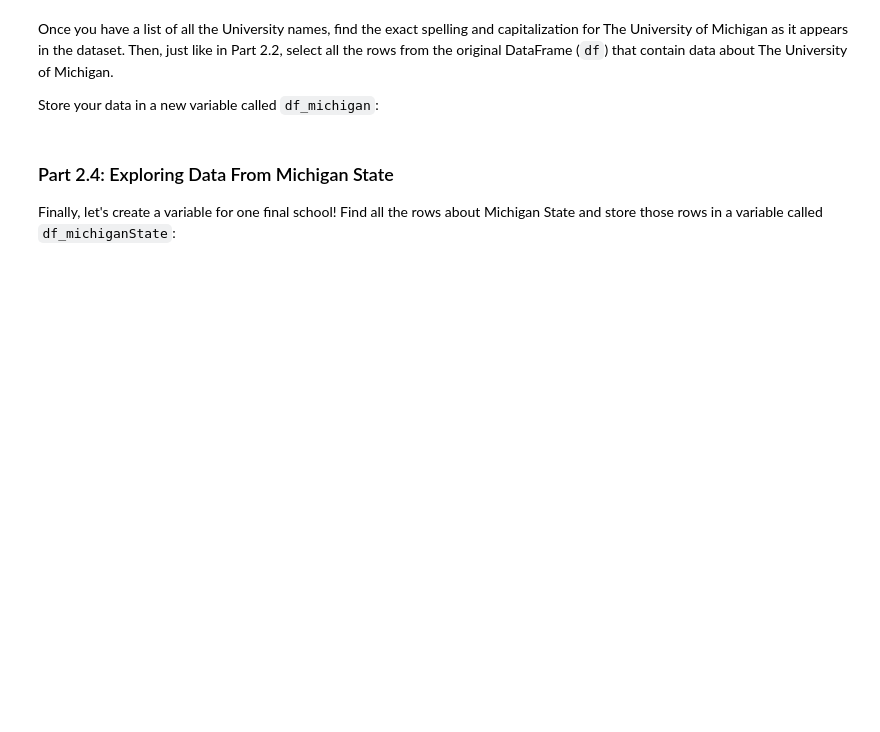
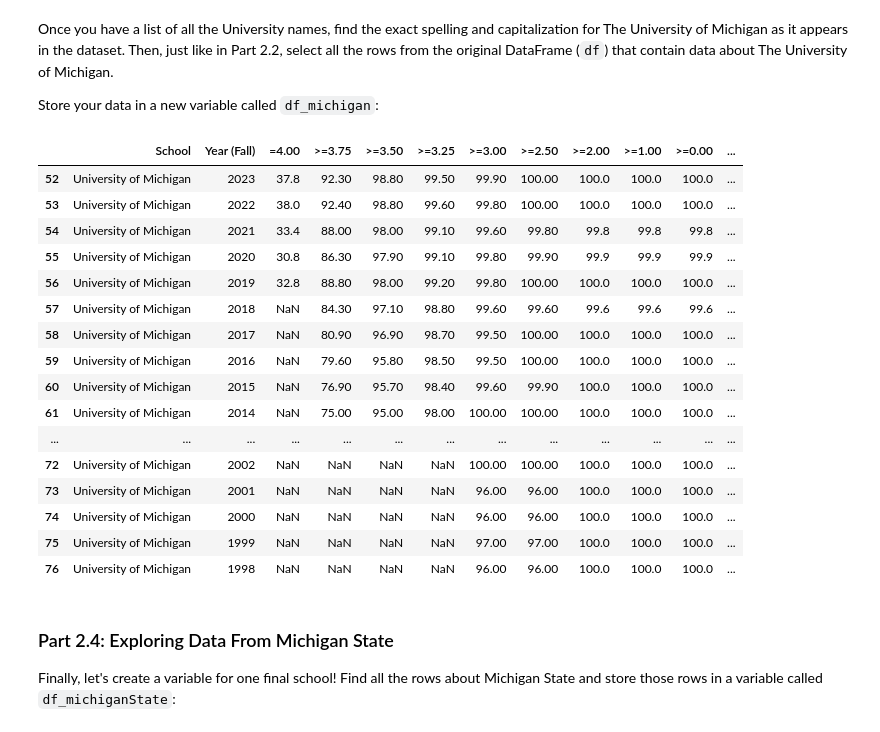
Before and after one commit to zihanl24-afk/discovery_microprojects, a Jupyter notebook: microproject-01-trends-in-high-school-gpas/microproject-01-trends-in-high-school-gpas.ipynb, the cells around one changed output. Saved outputs shown, nothing was run; the diff lists cells and outputs as text; code cells hidden in the pictures; blank space fills up the shorter version.

```diff
--- a/microproject-01-trends-in-high-school-gpas/microproject-01-trends-in-high-school-gpas.ipynb
+++ b/microproject-01-trends-in-high-school-gpas/microproject-01-trends-in-high-school-gpas.ipynb
@@ -186,8 +248,26 @@ Store your data in a new variable called `df_michigan`:
 # %%
 # Select all the rows from the original DataFrame (`df`) that contain data about
 # The University of Michigan.  Store your data in a new variable called `df_michigan`:
-df_michigan = ...
+df_michigan = df[df.School=="University of Michigan"]
 df_michigan
+# %% [output]
+|  | School | Year (Fall) | =4.00 | >=3.75 | >=3.50 | >=3.25 | >=3.00 | >=2.50 | >=2.00 | >=1.00 | >=0.00 | ... |
+| 52 | University of Michigan | 2023 | 37.8 | 92.30 | 98.80 | 99.50 | 99.90 | 100.00 | 100.0 | 100.0 | 100.0 | ... |
+| 53 | University of Michigan | 2022 | 38.0 | 92.40 | 98.80 | 99.60 | 99.80 | 100.00 | 100.0 | 100.0 | 100.0 | ... |
+| 54 | University of Michigan | 2021 | 33.4 | 88.00 | 98.00 | 99.10 | 99.60 | 99.80 | 99.8 | 99.8 | 99.8 | ... |
+| 55 | University of Michigan | 2020 | 30.8 | 86.30 | 97.90 | 99.10 | 99.80 | 99.90 | 99.9 | 99.9 | 99.9 | ... |
+| 56 | University of Michigan | 2019 | 32.8 | 88.80 | 98.00 | 99.20 | 99.80 | 100.00 | 100.0 | 100.0 | 100.0 | ... |
+| 57 | University of Michigan | 2018 | NaN | 84.30 | 97.10 | 98.80 | 99.60 | 99.60 | 99.6 | 99.6 | 99.6 | ... |
+| 58 | University of Michigan | 2017 | NaN | 80.90 | 96.90 | 98.70 | 99.50 | 100.00 | 100.0 | 100.0 | 100.0 | ... |
+| 59 | University of Michigan | 2016 | NaN | 79.60 | 95.80 | 98.50 | 99.50 | 100.00 | 100.0 | 100.0 | 100.0 | ... |
+| 60 | University of Michigan | 2015 | NaN | 76.90 | 95.70 | 98.40 | 99.60 | 99.90 | 100.0 | 100.0 | 100.0 | ... |
+| 61 | University of Michigan | 2014 | NaN | 75.00 | 95.00 | 98.00 | 100.00 | 100.00 | 100.0 | 100.0 | 100.0 | ... |
+| ... | ... | ... | ... | ... | ... | ... | ... | ... | ... | ... | ... | ... |
+| 72 | University of Michigan | 2002 | NaN | NaN | NaN | NaN | 100.00 | 100.00 | 100.0 | 100.0 | 100.0 | ... |
+| 73 | University of Michigan | 2001 | NaN | NaN | NaN | NaN | 96.00 | 96.00 | 100.0 | 100.0 | 100.0 | ... |
+| 74 | University of Michigan | 2000 | NaN | NaN | NaN | NaN | 96.00 | 96.00 | 100.0 | 100.0 | 100.0 | ... |
+| 75 | University of Michigan | 1999 | NaN | NaN | NaN | NaN | 97.00 | 97.00 | 100.0 | 100.0 | 100.0 | ... |
+| 76 | University of Michigan | 1998 | NaN | NaN | NaN | NaN | 96.00 | 96.00 | 100.0 | 100.0 | 100.0 | ... |
 # %%
 ### TEST CASE for Part 2.3: Exploring Data From U-Michigan
 tada = "\N{PARTY POPPER}"
```
Also changed, not shown: parts of 14 cells of this notebook.
